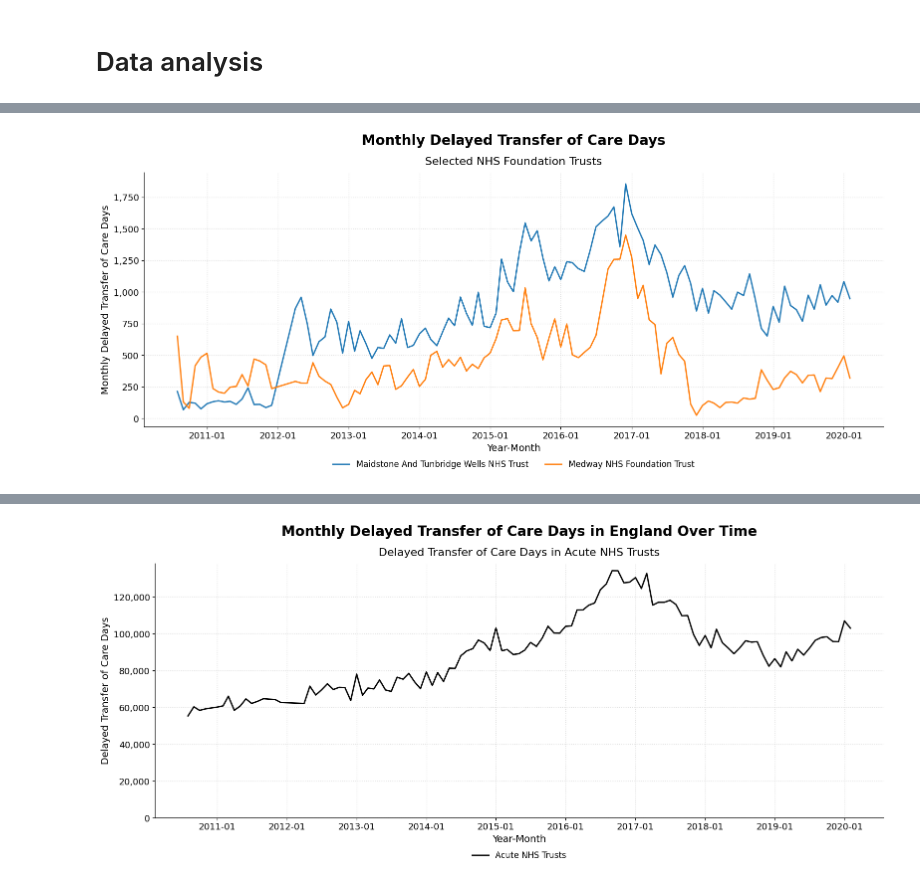
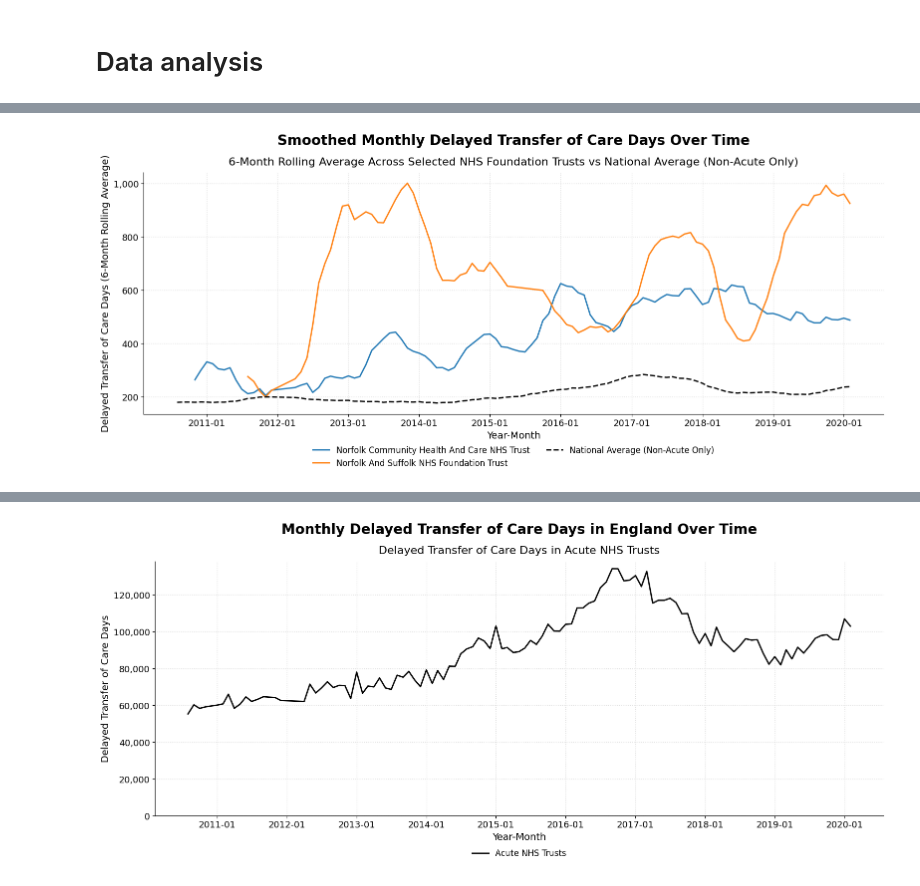
Before and after one commit to pereirajose3/nhs-kent-medway-delay-transfer-of-care-analysis, a Jupyter notebook: delayed_transfers_of_care_analysis.ipynb, the cells around one changed output, grey strips where cells are left out. Cells and saved outputs as stored; diff of their text form; code cells hidden in the pictures.

```diff
--- a/delayed_transfers_of_care_analysis.ipynb
+++ b/delayed_transfers_of_care_analysis.ipynb
@@ -1,10 +1,10 @@
 # %%
 import os
 
-#plot_save_path="C:\\Users\\e410675\\OneDrive - London South Bank University\\Desktop\\Plots"
+plot_save_path="C:\\Users\\e410675\\OneDrive - London South Bank University\\Desktop\\Plots"
 
 
-plot_save_path="C:\\Users\\Jose Luis\\Desktop"
+#plot_save_path="C:\\Users\\Jose Luis\\Desktop"
 # %%
 import pandas as pd
 
@@ -226,9 +401,8 @@ import os
 
 # === Parameters ===
 target_organisations = [
-    "Dartford And Gravesham NHS Trust",
-    "East Kent Hospitals University NHS Foundation Trust",
-
+    "Norfolk Community Health And Care NHS Trust",
+    "Norfolk And Suffolk NHS Foundation Trust"
 ]
 
 # === Filter and prepare data ===
@@ -297,6 +471,6 @@ plt.tight_layout(rect=[0, 0.1, 1, 1])
 
 # === Save & Show ===
 # Uncomment to save
-plt.savefig(os.path.join(plot_save_path, "delayed_transfer_of_care_days_total.png"), bbox_inches='tight', dpi=300)
+plt.savefig(os.path.join(plot_save_path, "delayed_transfer_of_care_days_total_a.png"), bbox_inches='tight', dpi=300)
 plt.show()
 # %% [output]
@@ -311,8 +485,8 @@ import os
 
 # === Parameters ===
 target_organisations = [
-      "Dartford And Gravesham NHS Trust",
-    "East Kent Hospitals University NHS Foundation Trust",
+    "Norfolk Community Health And Care NHS Trust",
+    "Norfolk And Suffolk NHS Foundation Trust"
 ]
 
 # === Filter and prepare data ===
@@ -386,6 +560,6 @@ plt.legend(
 plt.tight_layout(rect=[0, 0.1, 1, 1])
 
 # === Save & Show ===
-plt.savefig(os.path.join(plot_save_path, "delayed_transfer_of_care_days_total_smoothed_6m.png"), bbox_inches='tight', dpi=300)
+plt.savefig(os.path.join(plot_save_path, "delayed_transfer_of_care_daysx_total_smoothed_6m.png"), bbox_inches='tight', dpi=300)
 plt.show()
 # %% [output]
@@ -393,84 +675,111 @@ plt.show()
 # %%
+import pandas as pd
 import matplotlib.pyplot as plt
 import matplotlib.ticker as ticker
 import matplotlib.dates as mdates
-import matplotlib.cm as cm
-import pandas as pd
 import os
 
-# === Parameters ===
+# === Load the data ===
+
+
+
+# === Parameters: select Trusts ===
 target_organisations = [
-    "Maidstone And Tunbridge Wells NHS Trust",
-    "Medway NHS Foundation Trust"
+    "Norfolk Community Health And Care NHS Trust",
+    "Norfolk And Suffolk NHS Foundation Trust"
 ]
 
-# === Filter and prepare data ===
+# === Filter data for selected Trusts ===
 filtered_df = df[df["Organisation Name"].isin(target_organisations)].copy()
-filtered_df["Year-Month"] = pd.to_datetime(filtered_df["Year-Month"], format="%Y-%m")
-filtered_df.sort_values("Year-Month", inplace=True)
+filtered_df.sort_values(["Organisation Name", "Year-Month"], inplace=True)
+
+# === Compute 6-month rolling average for selected Trusts ===
+filtered_df["Smoothed DTOC"] = (
+    filtered_df.groupby("Organisation Name")["Delayed Transfer of Care Days Non-Acute"]
+    .transform(lambda x: x.rolling(window=6, min_periods=1).mean())
+)
+
+# === Compute national 6-month rolling average ===
+national_df = (
+    df.groupby("Year-Month")["Delayed Transfer of Care Days Non-Acute"]
+    .mean()
+    .rolling(window=6, min_periods=1)
+    .mean()
+    .reset_index(name="National Smoothed DTOC")
+)
 
 # === Plot ===
 fig, ax = plt.subplots(figsize=(16, 8))
 fig.patch.set_facecolor('white')
 tab10 = plt.get_cmap('tab10')
 
+# Plot selected Trusts
 for idx, org in enumerate(target_organisations):
     org_data = filtered_df[filtered_df["Organisation Name"] == org].copy()
     ax.plot(
         org_data["Year-Month"],
-        org_data["Delayed Transfer of Care Days Total"],
+        org_data["Smoothed DTOC"],
         label=org,
         color=tab10(idx),
         linewidth=2,
         linestyle='-'
     )
 
-# === Y-axis ===
-ax.set_ylabel("Monthly Delayed Transfer of Care Days", fontsize=14)
+# Plot national average
+ax.plot(
+    national_df["Year-Month"],
+    national_df["National Smoothed DTOC"],
+    label="National Average (Non-Acute Only)",
+    color="black",
+    linewidth=2,
+    linestyle="--"
+)
+
+# === Y-axis formatting ===
+ax.set_ylabel("Delayed Transfer of Care Days (6-Month Rolling Average)", fontsize=14)
 ax.yaxis.set_major_formatter(ticker.FuncFormatter(lambda x, _: f"{int(x):,}"))
 ax.tick_params(axis='y', labelsize=13)
 
-# === X-axis ===
+# === X-axis formatting ===
 ax.set_xlabel("Year-Month", fontsize=14)
 ax.xaxis.set_major_formatter(mdates.DateFormatter("%Y-%m"))
 ax.tick_params(axis='x', rotation=0, labelsize=13)
 
 # === Titles ===
 ax.set_title(
-    "Monthly Delayed Transfer of Care Days",
+    "Smoothed Monthly Delayed Transfer of Care Days Over Time",
     fontsize=20,
     pad=40,
     weight='bold',
     loc='center'
 )
 ax.text(
     0.5, 1.03,
-    "Selected NHS Foundation Trusts",
+    "6-Month Rolling Average Across Selected NHS Foundation Trusts vs National Average (Non-Acute Only)",
     fontsize=16,
     ha='center',
     transform=ax.transAxes
 )
 
 # === Style ===
 ax.grid(True, linestyle=':', linewidth=1, color='lightgrey', alpha=0.8)
 ax.spines['top'].set_visible(False)
 ax.spines['right'].set_visible(False)
 
 # === Legend ===
 plt.legend(
     fontsize=12,
     loc='upper center',
     bbox_to_anchor=(0.5, -0.1),
     ncol=2,
     frameon=False
 )
 
-# === Final Layout ===
+# === Final layout ===
 plt.tight_layout(rect=[0, 0.1, 1, 1])
 
 # === Save & Show ===
-# Uncomment to save
-plt.savefig(os.path.join(plot_save_path, "delayed_transfer_of_care_days_total_a.png"), bbox_inches='tight', dpi=300)
+plt.savefig(os.path.join(plot_save_path, "delayedz_transfer_of_care_zdays_smoothed_total_6m_nax.png"), bbox_inches='tight', dpi=300)
 plt.show()
 # %% [output]
-[figure, old version]
+[figure, new version]
```
Also changed, not shown: parts of 9 cells of this notebook.
